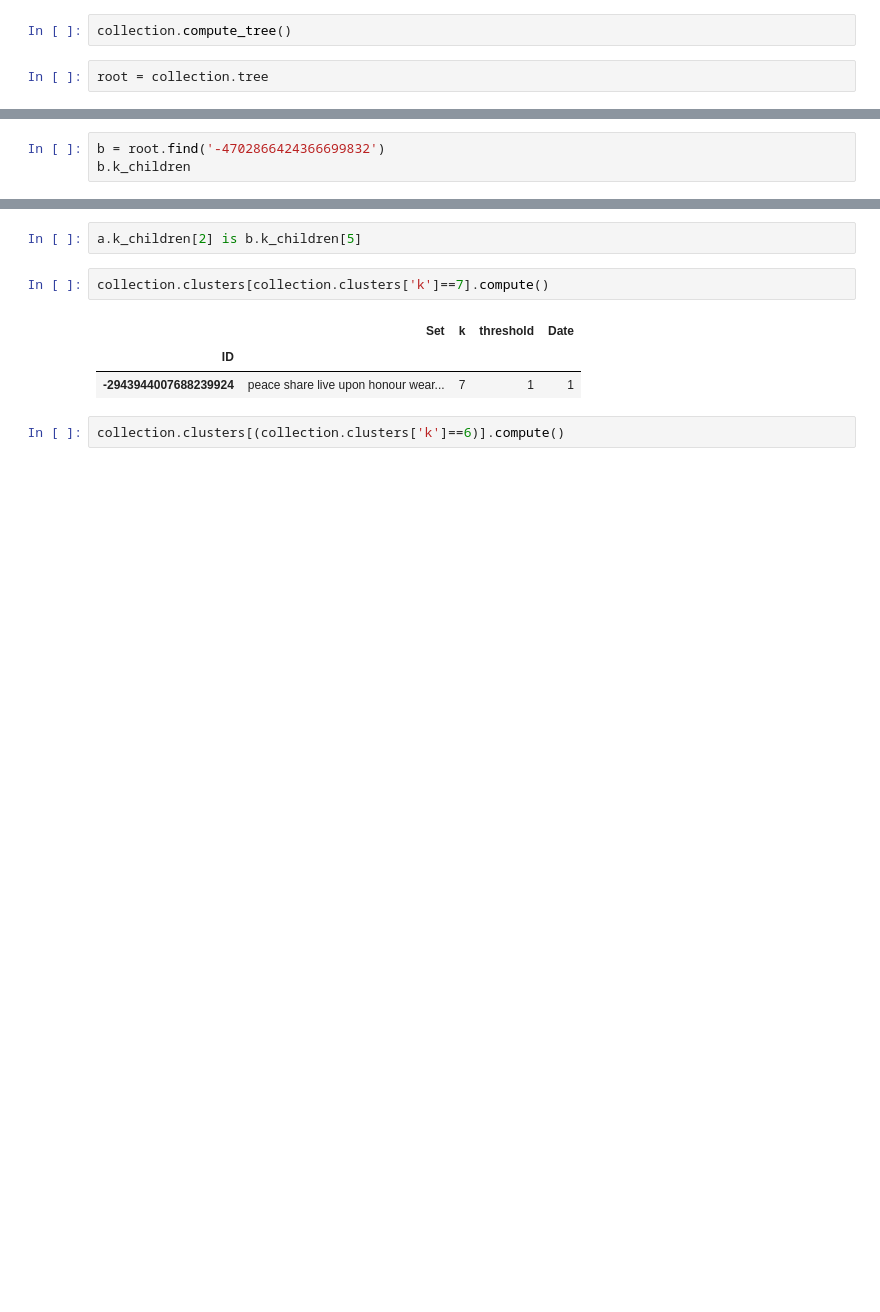
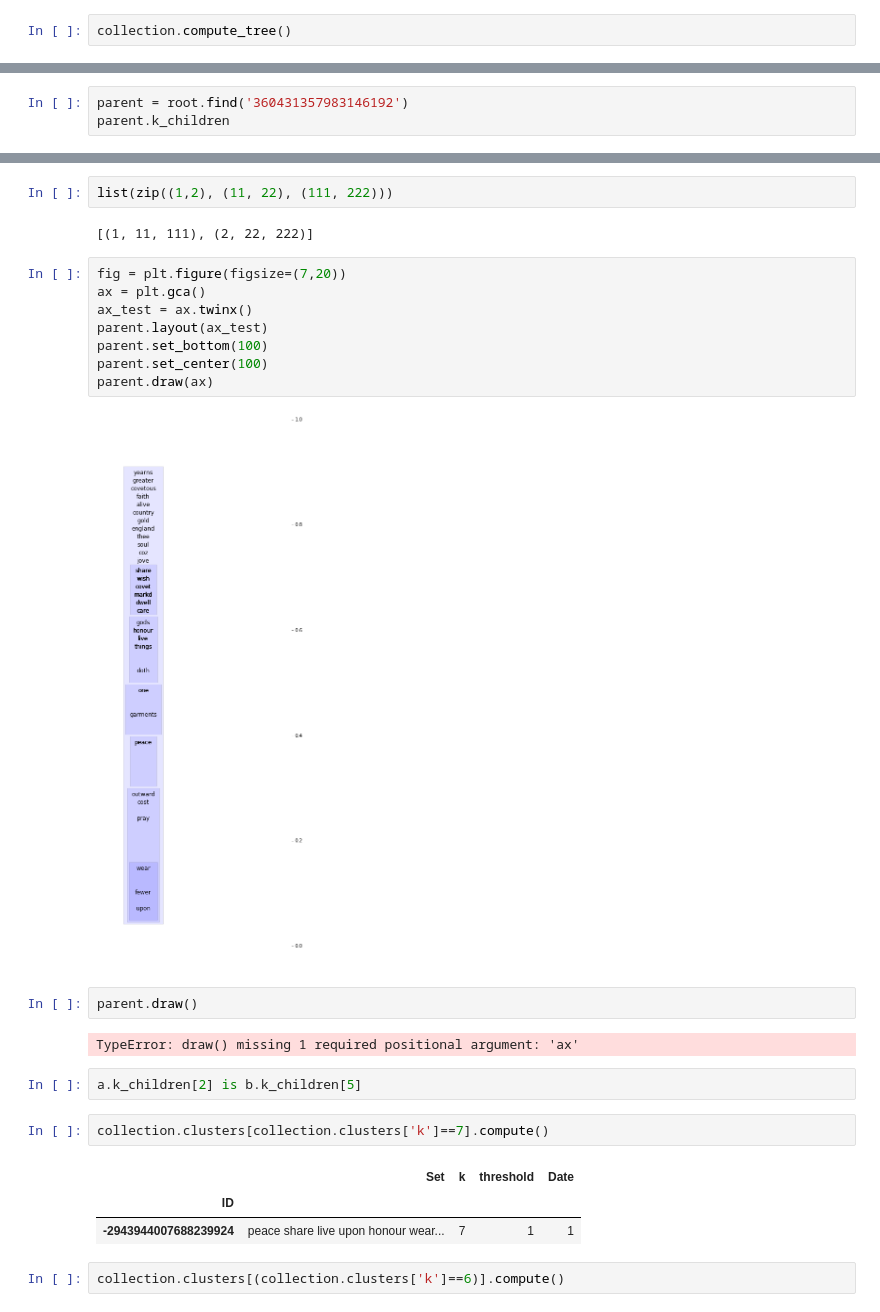
Before and after one commit to JamesPHoughton/homer, a Jupyter notebook: sandbox_py3.ipynb, the cells around one changed output, grey strips where cells are left out. Cells and saved outputs as stored; diff of their text form; blank space fills up the shorter version.

```diff
--- a/sandbox_py3.ipynb
+++ b/sandbox_py3.ipynb
@@ -22,4 +31,2 @@ collection.compute_relations('working/MC_gen_relations_*.hdf')
 # %%
 collection.compute_tree()
-# %%
-root = collection.tree
@@ -43,4 +145,4 @@ a.k_children
 # %%
-b = root.find('-4702866424366699832')
-b.k_children
+parent = root.find('360431357983146192')
+parent.k_children
 # %% [output]
@@ -64,3 +187,21 @@ for n in homer.tree.walk_k_ancestry(root):
+# %%
+list(zip((1,2), (11, 22), (111, 222)))
+# %% [output]
+[(1, 11, 111), (2, 22, 222)]
+# %%
+fig = plt.figure(figsize=(7,20))
+ax = plt.gca()
+ax_test = ax.twinx()
+parent.layout(ax_test)
+parent.set_bottom(100)
+parent.set_center(100)
+parent.draw(ax)
+# %% [output]
+[figure, added]
+# %%
+parent.draw()
+# %% [output]
+TypeError: draw() missing 1 required positional argument: 'ax'
 # %%
 a.k_children[2] is b.k_children[5]
 # %%
```
Also changed, not shown: parts of 23 cells of this notebook, 5 other files.
